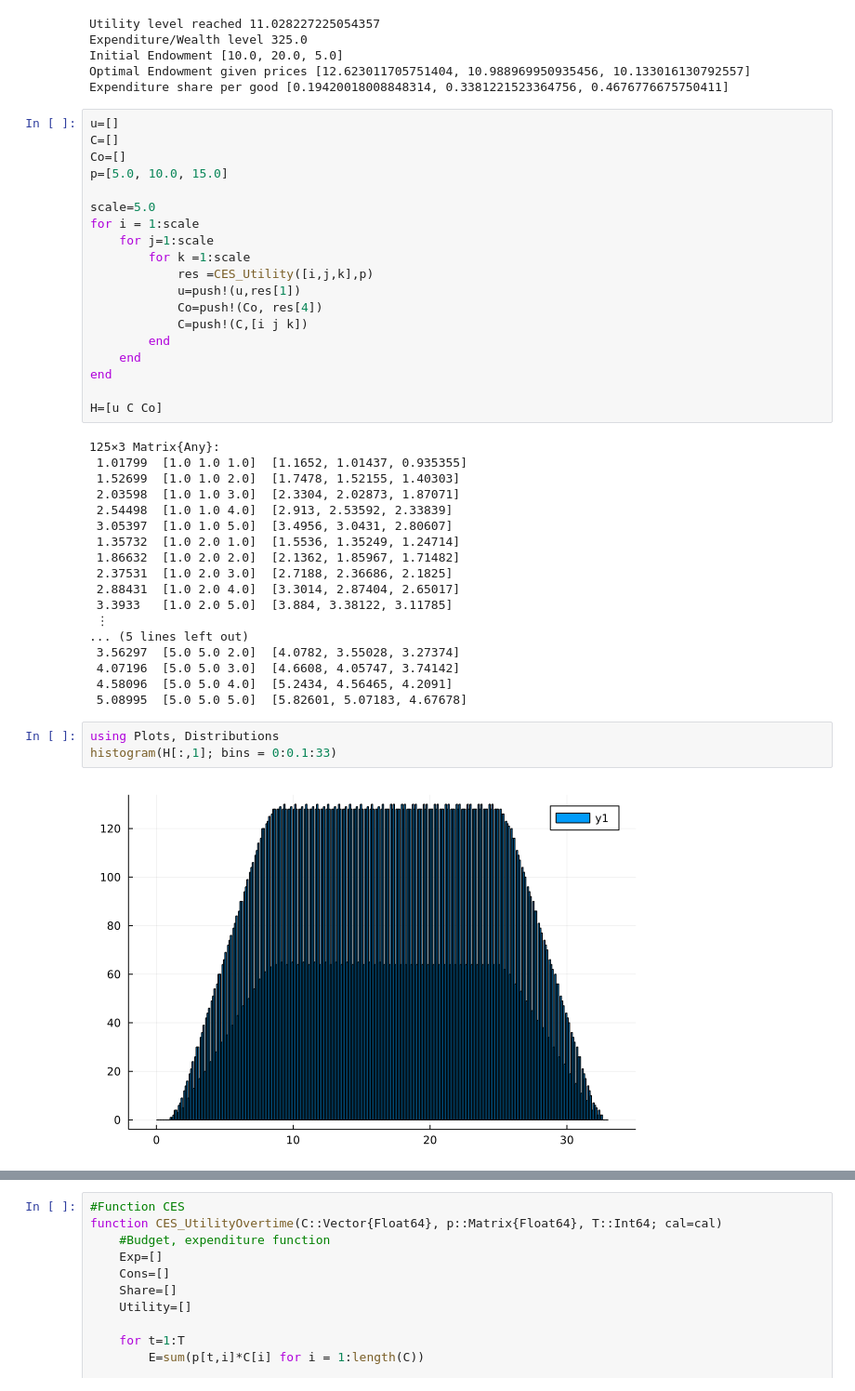
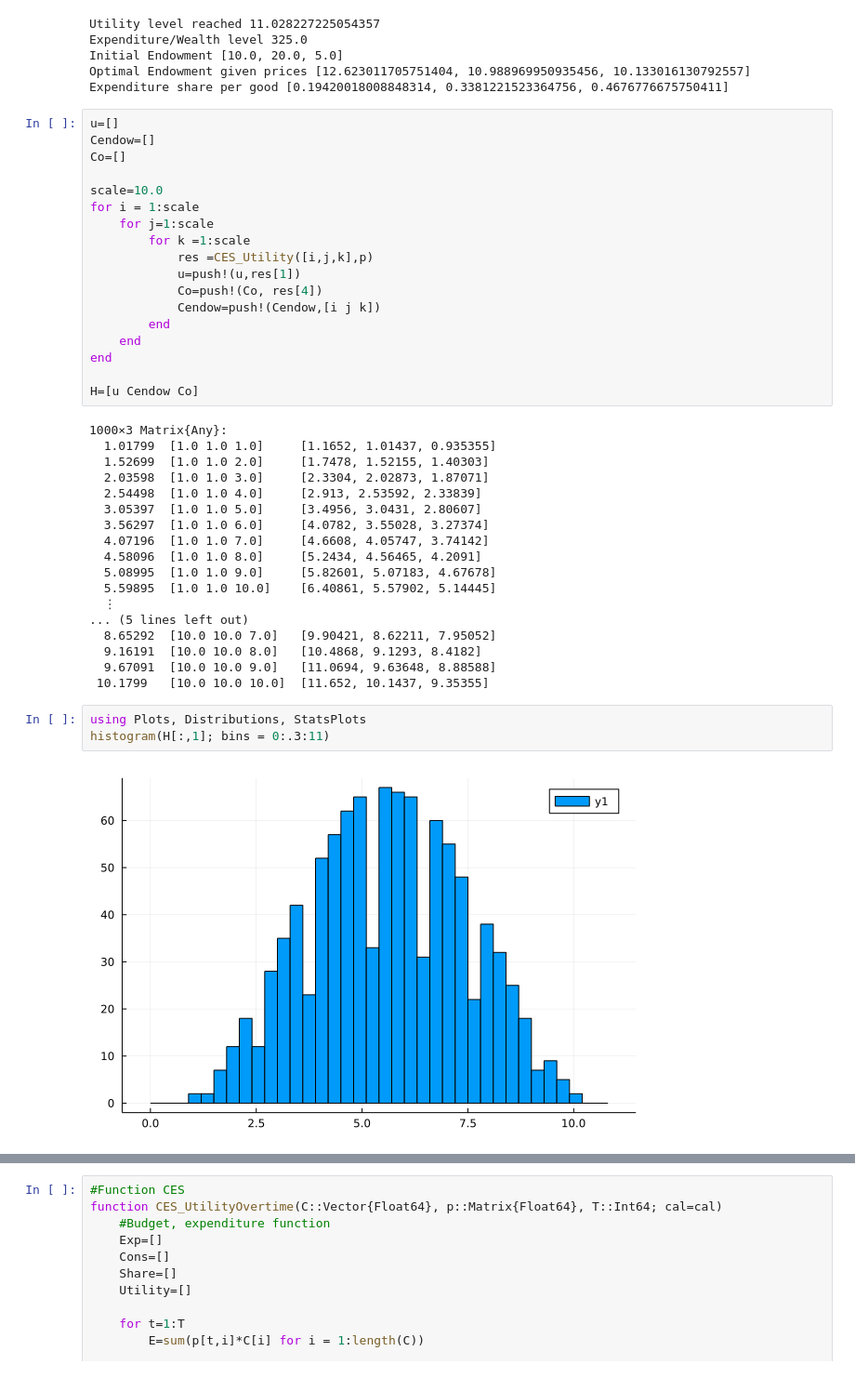
Before and after one commit to antoineding/IIRUHH_master, a Jupyter notebook: U_find.ipynb, the cells around one changed output, grey strips where cells are left out. Shown at 93% size. Cells and saved outputs as stored; diff of their text form.

```diff
--- a/U_find.ipynb
+++ b/U_find.ipynb
@@ -70,46 +78,45 @@ Optimal Endowment given prices [12.623011705751404, 10.988969950935456, 10.13301
 Expenditure share per good [0.19420018008848314, 0.3381221523364756, 0.4676776675750411]
 # %%
 u=[]
-C=[]
+Cendow=[]
 Co=[]
-p=[5.0, 10.0, 15.0]
 
-scale=5.0
+scale=10.0
 for i = 1:scale
     for j=1:scale
         for k =1:scale
             res =CES_Utility([i,j,k],p)
             u=push!(u,res[1])
             Co=push!(Co, res[4])
-            C=push!(C,[i j k])
+            Cendow=push!(Cendow,[i j k])
         end
     end
 end
 
-H=[u C Co]
+H=[u Cendow Co]
 # %% [output]
-125×3 Matrix{Any}:
- 1.01799  [1.0 1.0 1.0]  [1.1652, 1.01437, 0.935355]
- 1.52699  [1.0 1.0 2.0]  [1.7478, 1.52155, 1.40303]
- 2.03598  [1.0 1.0 3.0]  [2.3304, 2.02873, 1.87071]
- 2.54498  [1.0 1.0 4.0]  [2.913, 2.53592, 2.33839]
- 3.05397  [1.0 1.0 5.0]  [3.4956, 3.0431, 2.80607]
- 1.35732  [1.0 2.0 1.0]  [1.5536, 1.35249, 1.24714]
- 1.86632  [1.0 2.0 2.0]  [2.1362, 1.85967, 1.71482]
- 2.37531  [1.0 2.0 3.0]  [2.7188, 2.36686, 2.1825]
- 2.88431  [1.0 2.0 4.0]  [3.3014, 2.87404, 2.65017]
- 3.3933   [1.0 2.0 5.0]  [3.884, 3.38122, 3.11785]
- ⋮
+1000×3 Matrix{Any}:
+  1.01799  [1.0 1.0 1.0]     [1.1652, 1.01437, 0.935355]
+  1.52699  [1.0 1.0 2.0]     [1.7478, 1.52155, 1.40303]
+  2.03598  [1.0 1.0 3.0]     [2.3304, 2.02873, 1.87071]
+  2.54498  [1.0 1.0 4.0]     [2.913, 2.53592, 2.33839]
+  3.05397  [1.0 1.0 5.0]     [3.4956, 3.0431, 2.80607]
+  3.56297  [1.0 1.0 6.0]     [4.0782, 3.55028, 3.27374]
+  4.07196  [1.0 1.0 7.0]     [4.6608, 4.05747, 3.74142]
+  4.58096  [1.0 1.0 8.0]     [5.2434, 4.56465, 4.2091]
+  5.08995  [1.0 1.0 9.0]     [5.82601, 5.07183, 4.67678]
+  5.59895  [1.0 1.0 10.0]    [6.40861, 5.57902, 5.14445]
+  ⋮
 ... (5 lines left out)
- 3.56297  [5.0 5.0 2.0]  [4.0782, 3.55028, 3.27374]
- 4.07196  [5.0 5.0 3.0]  [4.6608, 4.05747, 3.74142]
- 4.58096  [5.0 5.0 4.0]  [5.2434, 4.56465, 4.2091]
- 5.08995  [5.0 5.0 5.0]  [5.82601, 5.07183, 4.67678]
+  8.65292  [10.0 10.0 7.0]   [9.90421, 8.62211, 7.95052]
+  9.16191  [10.0 10.0 8.0]   [10.4868, 9.1293, 8.4182]
+  9.67091  [10.0 10.0 9.0]   [11.0694, 9.63648, 8.88588]
+ 10.1799   [10.0 10.0 10.0]  [11.652, 10.1437, 9.35355]
 # %%
-using Plots, Distributions
-histogram(H[:,1]; bins = 0:0.1:33)
+using Plots, Distributions, StatsPlots
+histogram(H[:,1]; bins = 0:.3:11)
 # %% [output]
-[figure, old version]
+[figure, new version]
 # %%
 using DataFrames
 function prices(p::Vector{Float64},T::Int64 ;cal=cal)
```
Also changed, not shown: parts of 32 cells of this notebook.
